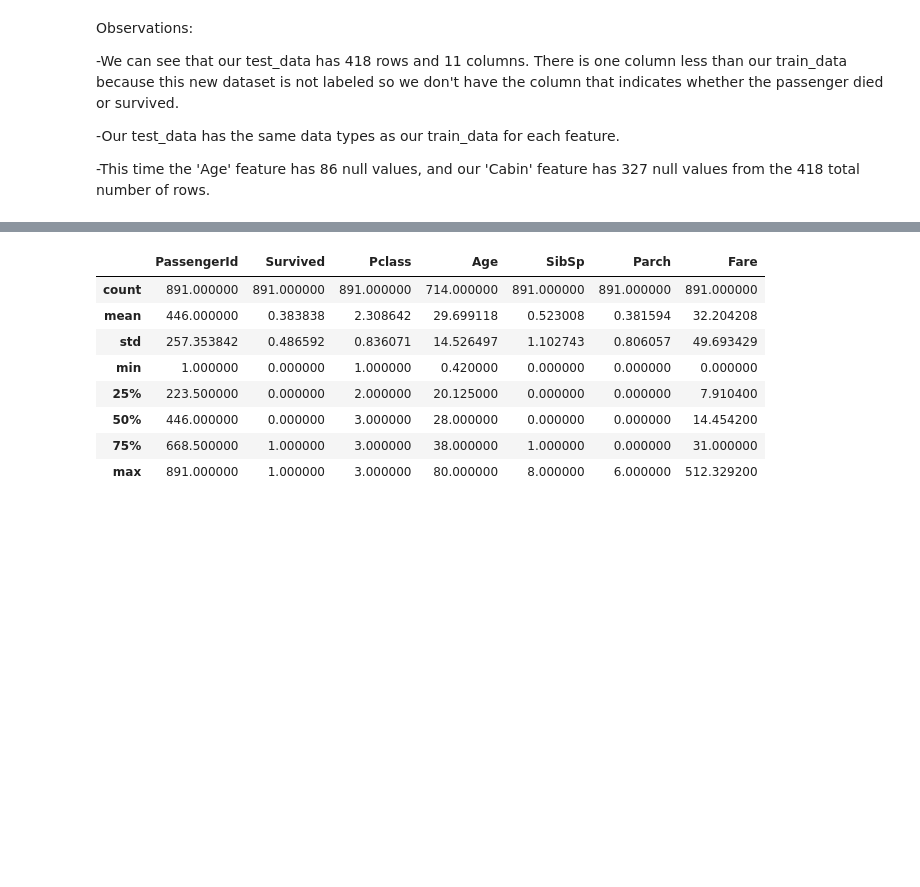
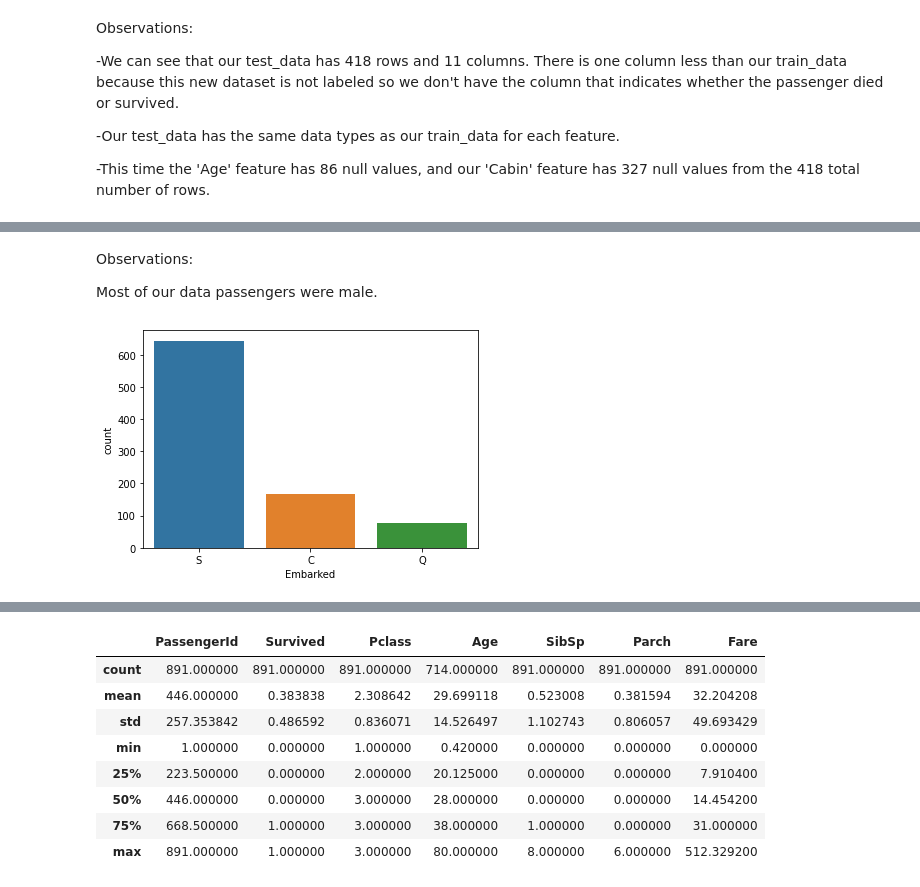
Before and after one commit to 4GeeksAcademy/machine-learning-content, a Jupyter notebook: 05-3d-data/exploratory-data-analysis.ipynb, the cells around one changed output, grey strips where cells are left out. Drawn from its saved outputs; the diff is of its cells as text; code cells hidden in the pictures; blank space fills up the shorter version.

```diff
--- a/05-3d-data/exploratory-data-analysis.ipynb
+++ b/05-3d-data/exploratory-data-analysis.ipynb
@@ -149,0 +180,8 @@ We will start with the 'Survived' column which seems to be our target variable a
+# %% [markdown]
+Observations:
+
+Most of our data passengers were male.
+# %%
+countplot_features('Embarked')
+# %% [output]
+[figure, added]
```
Also changed, not shown: parts of 34 cells of this notebook, 5 other files.
